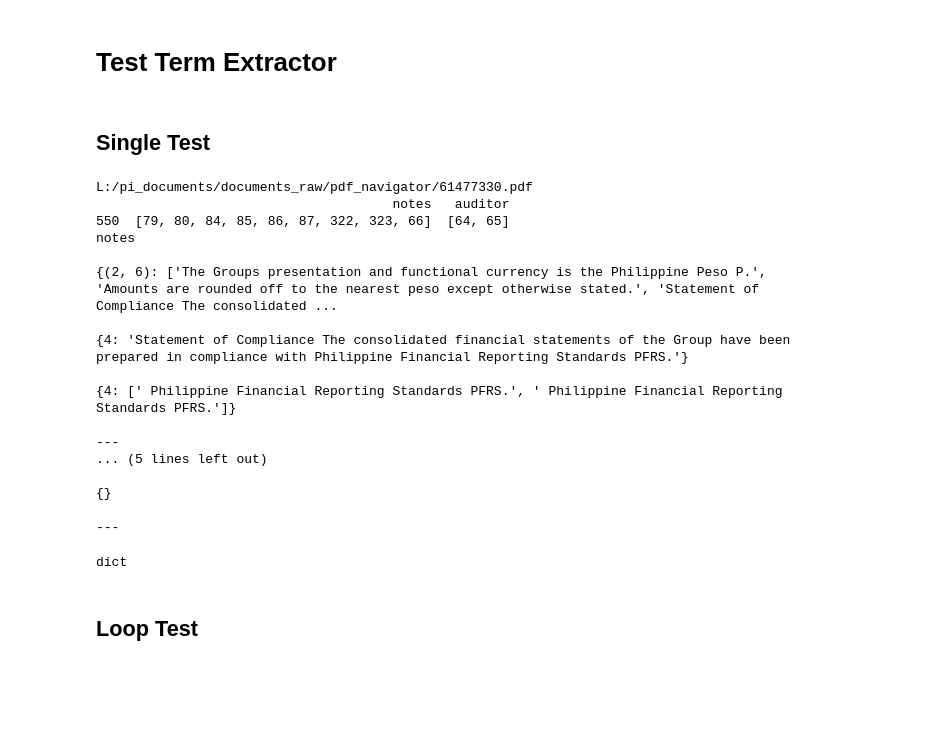
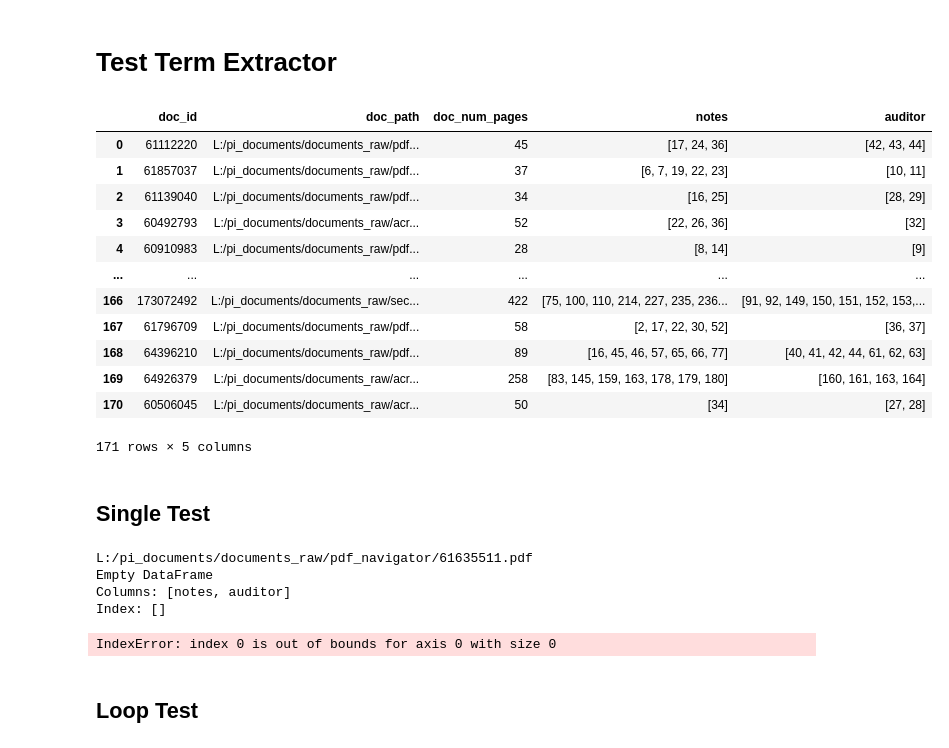
Before and after one commit to ilias-m-n/ExtractSectionsPDFs, a Jupyter notebook: ExtractorTester.ipynb, the cells around one changed output. Drawn from its saved outputs; the diff is of its cells as text; code cells hidden in the pictures; blank space fills up the shorter version.

```diff
--- a/ExtractorTester.ipynb
+++ b/ExtractorTester.ipynb
@@ -294,4 +304,19 @@ meta_text_extraction[['auditor_num_tokens', 'notes_num_tokens', 'total_num_token
 # %% [markdown]
 # Test Term Extractor
 # %%
-meta_term_extraction = pd.read_parquet(os.path.join(path_data, 'extracted_page_nums', 'page_nums_24_04_24_21_34.parquet')) #result_df.copy()
+meta_term_extraction = pd.read_parquet(os.path.join(path_data, 'extracted_page_nums', 'page_nums_complete_24_05_15_19_48.parquet')) #result_df.copy()
+meta_term_extraction
+# %% [output]
+|  | doc_id | doc_path | doc_num_pages | notes | auditor |
+| 0 | 61112220 | L:/pi_documents/documents_raw/pdf... | 45 | [17, 24, 36] | [42, 43, 44] |
+| 1 | 61857037 | L:/pi_documents/documents_raw/pdf... | 37 | [6, 7, 19, 22, 23] | [10, 11] |
+| 2 | 61139040 | L:/pi_documents/documents_raw/pdf... | 34 | [16, 25] | [28, 29] |
+| 3 | 60492793 | L:/pi_documents/documents_raw/acr... | 52 | [22, 26, 36] | [32] |
+| 4 | 60910983 | L:/pi_documents/documents_raw/pdf... | 28 | [8, 14] | [9] |
+| ... | ... | ... | ... | ... | ... |
+| 166 | 173072492 | L:/pi_documents/documents_raw/sec... | 422 | [75, 100, 110, 214, 227, 235, 236... | [91, 92, 149, 150, 151, 152, 153,... |
+| 167 | 61796709 | L:/pi_documents/documents_raw/pdf... | 58 | [2, 17, 22, 30, 52] | [36, 37] |
+| 168 | 64396210 | L:/pi_documents/documents_raw/pdf... | 89 | [16, 45, 46, 57, 65, 66, 77] | [40, 41, 42, 44, 61, 62, 63] |
+| 169 | 64926379 | L:/pi_documents/documents_raw/acr... | 258 | [83, 145, 159, 163, 178, 179, 180] | [160, 161, 163, 164] |
+| 170 | 60506045 | L:/pi_documents/documents_raw/acr... | 50 | [34] | [27, 28] |
+171 rows × 5 columns
@@ -306,18 +328,34 @@ processed_extraction_anchors = util.process_section_anchors(extraction_anchors)
 
 mv_anchors = {'notes': em._notes_sections, 'auditor': em._auditor_sections}
 processed_mv_anchors = util.process_section_anchors(mv_anchors)
-flag_mv = {'auditor': False, 'notes': True}
+flag_mv = {'auditor': False, 'notes': False}
 
+doc_id = 60506045
 
-doc_id = 61477330
-doc_path = meta_term_extraction.loc[meta_term_extraction.doc_id == doc_id, "doc_path"].values[0]
+doc_path = 'L:/pi_documents/documents_raw/pdf_navigator/61635511.pdf'
+doc_id = doc_path.split('/')[-1]
+#doc_path = meta_term_extraction.loc[meta_term_extraction.doc_id == doc_id, "doc_path"].values[0]
+
 print(doc_path)
-print(meta_term_extraction[meta_term_extraction.doc_id == doc_id]['notes auditor'.split()])
+meta_term_extraction.loc[meta_term_extraction.doc_id == doc_id, 'notes auditor'.split()]  = [[[34,
+  142,
+  252,
+  261,
+  264,
+  267,
+  297,
+  298,
+  301,
+  305,
+  315,
+  324,
+  425,
+  434,
+  485]], ]
 
 res = {}
 
 for section, anchors in processed_extraction_anchors.items():
-
     section_pages = meta_term_extraction.loc[meta_term_extraction.doc_id == doc_id][section].values[0]
 
     res[section] = TermExtractor(doc_id = doc_id,
@@ -326,10 +364,10 @@ for section, anchors in processed_extraction_anchors.items():
                                  page_nums = section_pages,
                                  anchors = anchors,
                                  anchor_add_word_window = 20,
-                                 allowance_wildcards_reg_matches = 400,
+                                 allowance_wildcards_reg_matches = 600,
                                  flag_capture_surrounding_sentences = True,
                                  surrounding_sentences_margin = 2,
-                                 flag_do_ocr = False,
+                                 flag_do_ocr = True,
                                  thresh_ocr= 100,
                                  flag_para_majority_voting=flag_mv[section],
                                  anchors_mv = processed_mv_anchors[section]).run()
@@ -343,27 +381,11 @@ for section in res:
         print()
     print('---')
 # %% [output]
-L:/pi_documents/documents_raw/pdf_navigator/61477330.pdf
-                                      notes   auditor
-550  [79, 80, 84, 85, 86, 87, 322, 323, 66]  [64, 65]
-notes
-
-{(2, 6): ['The Groups presentation and functional currency is the Philippine Peso P.', 'Amounts are rounded off to the nearest peso except otherwise stated.', 'Statement of Compliance The consolidated ...
-
-{4: 'Statement of Compliance The consolidated financial statements of the Group have been prepared in compliance with Philippine Financial Reporting Standards PFRS.'}
-
-{4: [' Philippine Financial Reporting Standards PFRS.', ' Philippine Financial Reporting Standards PFRS.']}
-
----
-... (5 lines left out)
-
-{}
-
----
+L:/pi_documents/documents_raw/pdf_navigator/61635511.pdf
+Empty DataFrame
+Columns: [notes, auditor]
+Index: []
+IndexError: index 0 is out of bounds for axis 0 with size 0
-# %%
-type(res['auditor'][0])
-# %% [output]
-dict
 # %% [markdown]
 ## Loop Test
 # %%
```
Also changed, not shown: parts of 15 cells of this notebook, 8 other files.
